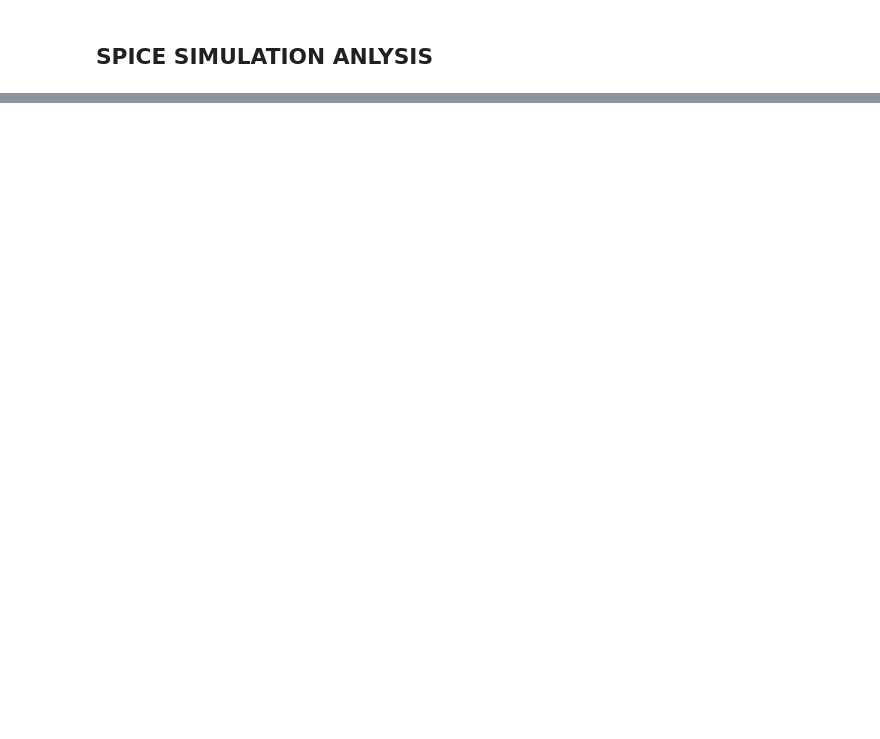
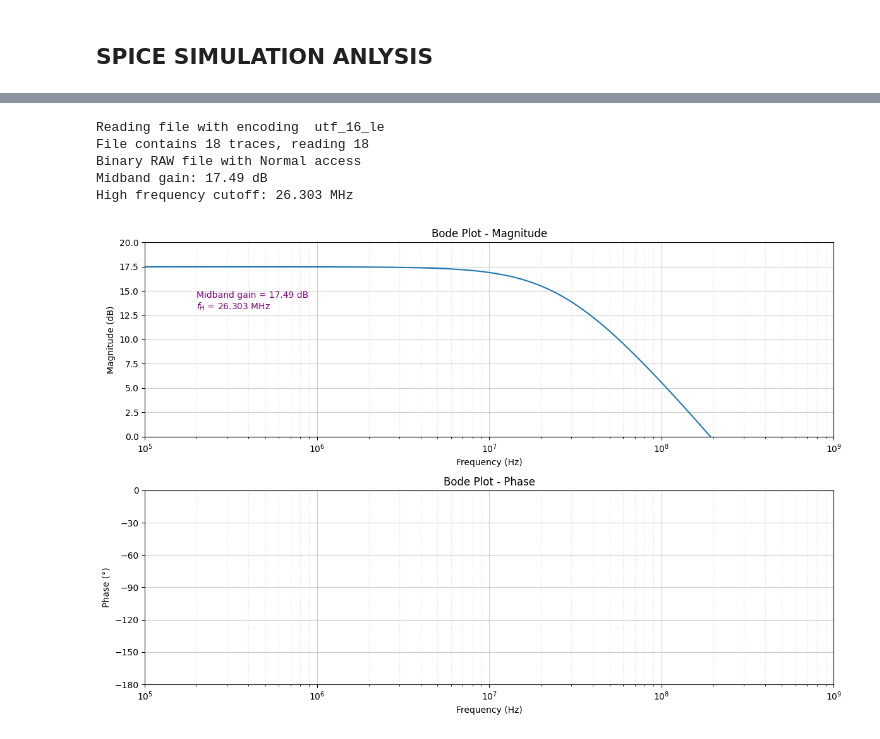
Before and after one commit to GU-Student-Projects/EENG304L, a Jupyter notebook: Lab4/lab4_calculations.ipynb, the cells around one changed output, grey strips where cells are left out. Cells and saved outputs as stored; diff of their text form; code cells hidden in the pictures; blank space fills up the shorter version.

```diff
--- a/Lab4/lab4_calculations.ipynb
+++ b/Lab4/lab4_calculations.ipynb
@@ -444 +412,65 @@ low frequency cut off = 31622776.602 (Hz)
+# %%
+from PyLTSpice import RawRead
+
+# Read the simulation data
+LTR = RawRead("./EENG304L Lab 4.raw")
+
+# Get frequency and voltage data
+f = LTR.get_trace('frequency')
+Vo = LTR.get_trace('V(n003)')
+freq = f.get_wave(0)
+Vout = np.array(Vo.get_wave(0), dtype=complex)
+
+# Calculate magnitude in dB
+mag = 20*np.log10(np.abs(Vout))
+gain_db_spice = max(mag)
+
+# Find -3dB frequency (cutoff)
+cutoff_indices = np.where(mag <= gain_db_spice-3)
+fH_spice = abs(freq[cutoff_indices[0][0]]) / 1e6  # Convert to MHz
+
+# Print results
+print(f"Midband gain: {gain_db_spice:.2f} dB")
+print(f"High frequency cutoff: {fH_spice:.3f} MHz")
+
+# Create Bode plot with adjusted figure size
+fig, (ax1, ax2) = plt.subplots(2, 1, figsize=(12, 8))
+
+# Magnitude plot with improved scaling
+ax1.semilogx(freq, mag)
+ax1.grid(True, which="both")
+ax1.set_title("Bode Plot - Magnitude")
+ax1.set_ylabel("Magnitude (dB)")
+ax1.set_xlabel("Frequency (Hz)")
+ax1.set_xlim(1e5, 1e9)
+ax1.set_ylim(0, 20)
+ax1.grid(True, which='minor', linestyle=':', alpha=0.4)
+ax1.grid(True, which='major', linestyle='-', alpha=0.6)
+
+# Add annotations in a better position
+ax1.annotate(f'Midband gain = {gain_db_spice:.2f} dB\n$f_H$ = {fH_spice:.3f} MHz',
+             xy=(2e5, 15), ha='left', va='top', color='purple')
+
+# Phase plot with improved scaling
+phase = np.angle(Vout, deg=True)
+ax2.semilogx(freq, phase)
+ax2.grid(True, which="both")
+ax2.set_title("Bode Plot - Phase")
+ax2.set_ylabel("Phase (°)")
+ax2.set_xlabel("Frequency (Hz)")
+ax2.set_xlim(1e5, 1e9)
+ax2.set_ylim(-180, 0)
+ax2.set_yticks(np.arange(-180, 15, 30))
+ax2.grid(True, which='minor', linestyle=':', alpha=0.4)
+ax2.grid(True, which='major', linestyle='-', alpha=0.6)
+
+plt.tight_layout()
+plt.show()
+# %% [output]
+Reading file with encoding  utf_16_le
+File contains 18 traces, reading 18
+Binary RAW file with Normal access
+Midband gain: 17.49 dB
+High frequency cutoff: 26.303 MHz
+[figure, added]
 # %% [markdown]
```
Also changed, not shown: parts of 11 cells of this notebook, 3 other files.
